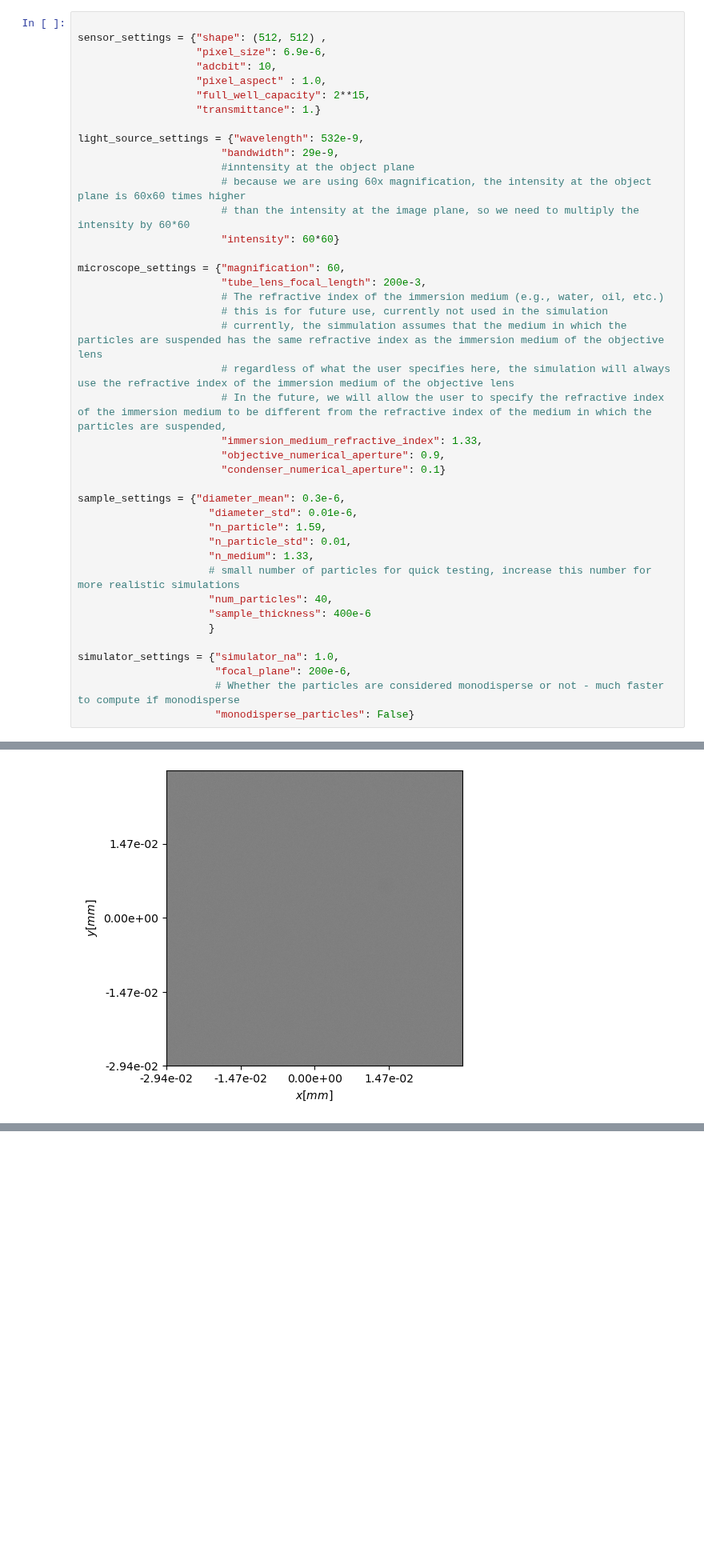
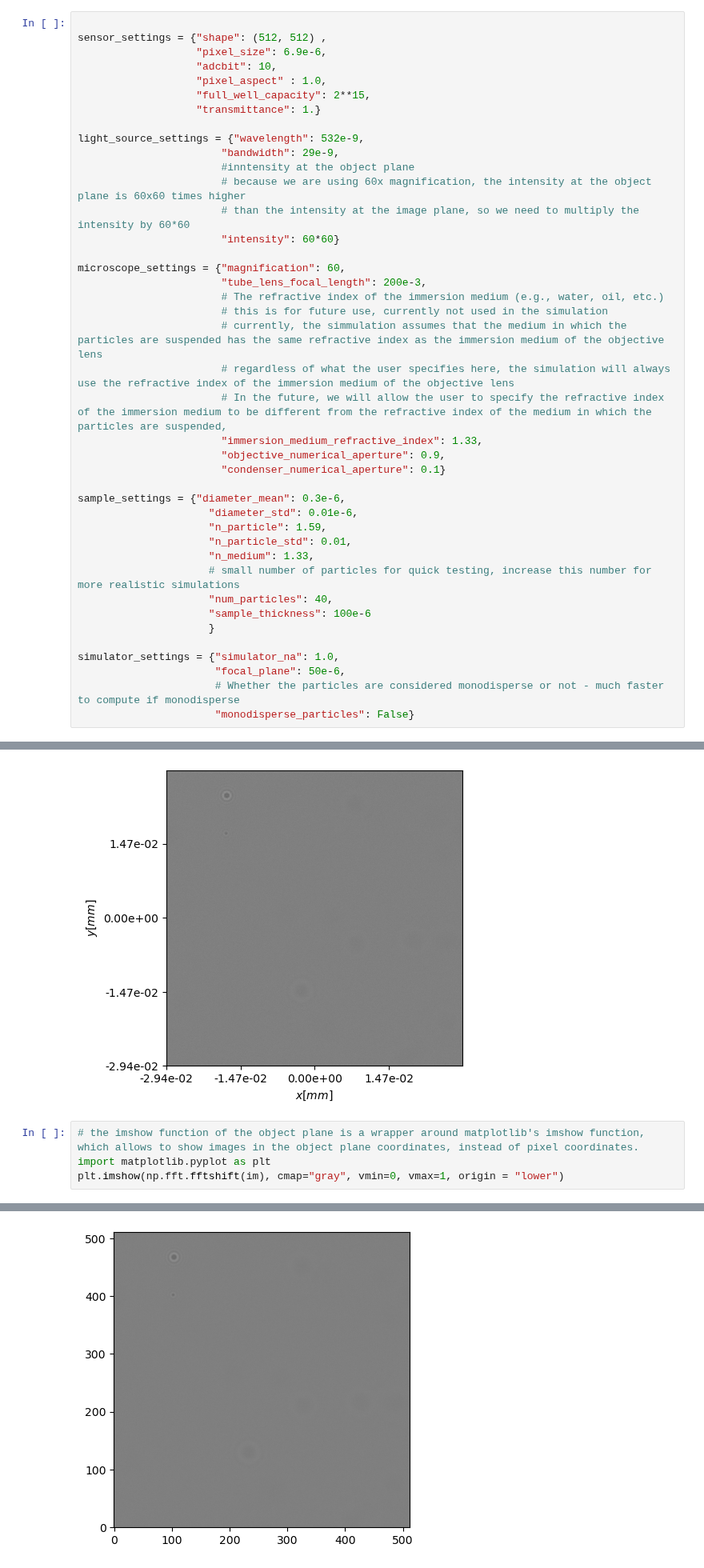
Before and after one commit to andrej5elin/miepom, a Jupyter notebook: quickstart.ipynb, the cells around one changed output, grey strips where cells are left out. Shown at 80% size. Cells and saved outputs as stored; diff of their text form; blank space fills up the shorter version.

```diff
--- a/quickstart.ipynb
+++ b/quickstart.ipynb
@@ -72,11 +72,11 @@ sample_settings = {"diameter_mean": 0.3e-6,
                      "n_medium": 1.33,
                      # small number of particles for quick testing, increase this number for more realistic simulations
                      "num_particles": 40,
-                     "sample_thickness": 400e-6
+                     "sample_thickness": 100e-6
                      }
 
 simulator_settings = {"simulator_na": 1.0,
-                      "focal_plane": 200e-6,
+                      "focal_plane": 50e-6,
                       # Whether the particles are considered monodisperse or not - much faster to compute if monodisperse
                       "monodisperse_particles": False}
 # %%
@@ -170,3 +172,8 @@ object_plane.imshow(im, cmap="gray", vmin=0, vmax=1)
 |==================================================| 100.0 % Done in  0.1 s
 <matplotlib.image.AxesImage at 0x...>
 [figure]
+# %%
+# the imshow function of the object plane is a wrapper around matplotlib's imshow function, which allows to show images in the object plane coordinates, instead of pixel coordinates.
+import matplotlib.pyplot as plt
+plt.imshow(np.fft.fftshift(im), cmap="gray", vmin=0, vmax=1, origin = "lower")
+# %% [output]
@@ -173 +181,2 @@ object_plane.imshow(im, cmap="gray", vmin=0, vmax=1)
+[figure, added]
 # %%
```
Also changed, not shown: parts of 6 cells of this notebook.
